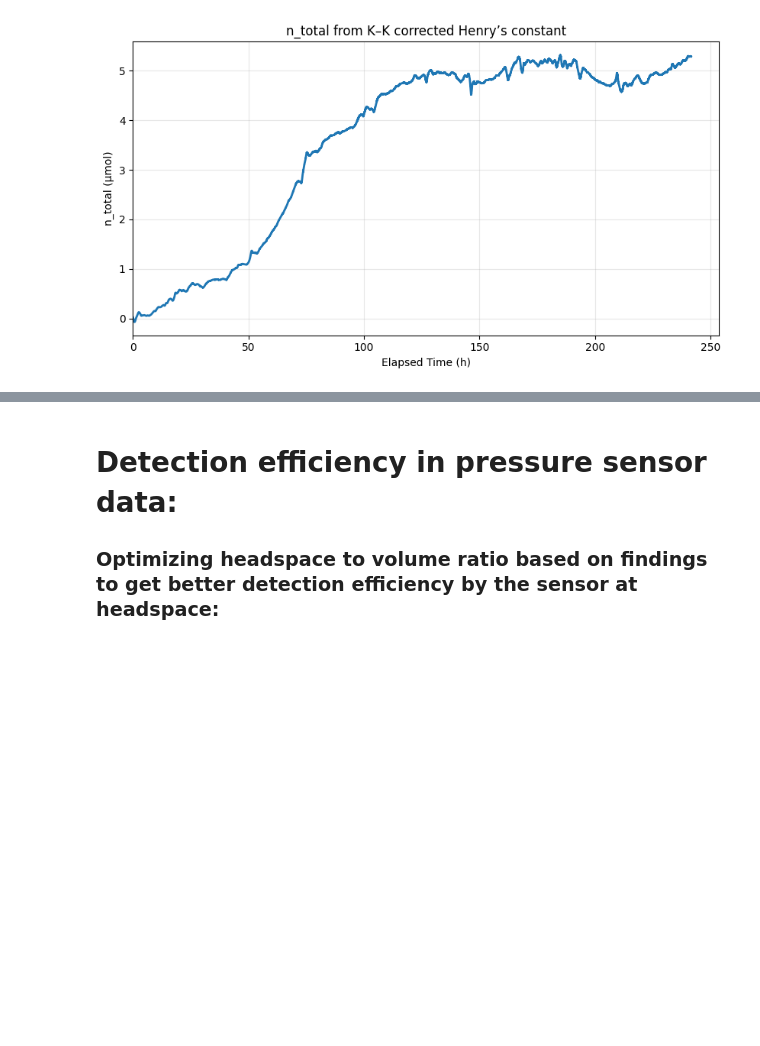
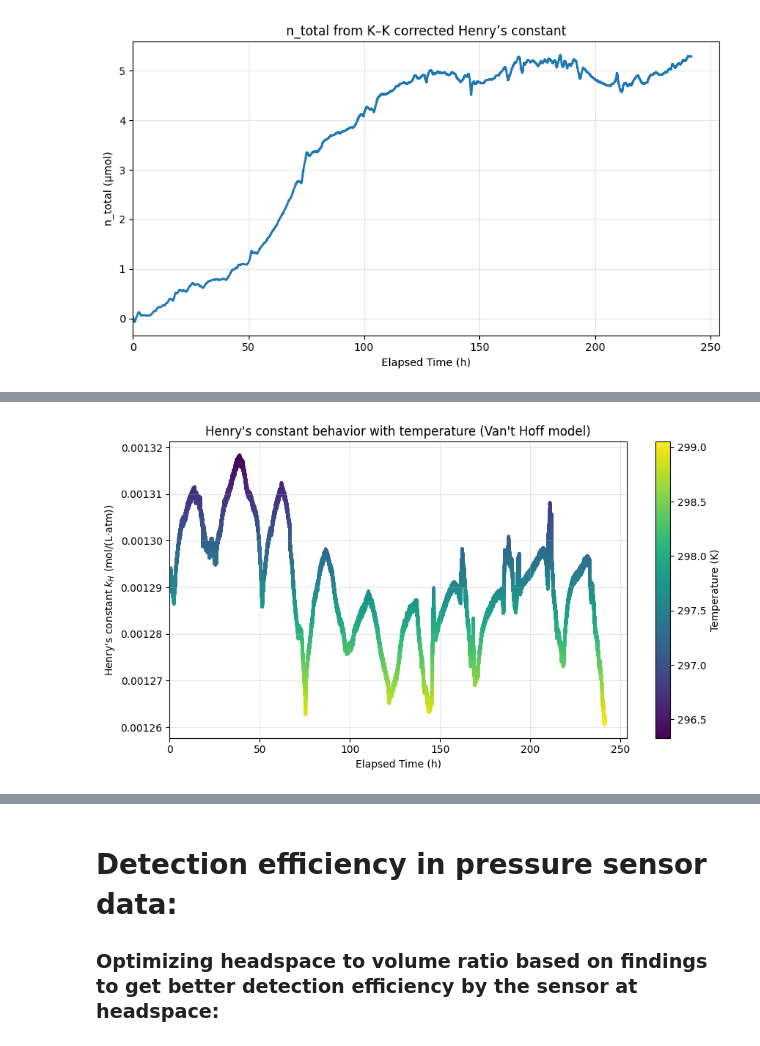
Before and after one commit to ChandrikaSethumadhavan/Master_Thesis, a Jupyter notebook: EDA.ipynb, the cells around one changed output, grey strips where cells are left out. Saved outputs shown, nothing was run; the diff lists cells and outputs as text; code cells hidden in the pictures; blank space fills up the shorter version.

```diff
--- a/EDA.ipynb
+++ b/EDA.ipynb
@@ -871,0 +911,42 @@ Saved: ntot_from_KK_H.csv
+# %%
+import pandas as pd
+import numpy as np
+import matplotlib.pyplot as plt
+from pathlib import Path
+
+main_csv_path = r"C:\Users\chand\Documents\GitHub\Thesis\CSV files outputs\Vant hoff modelling fit\ntot from vanthoff fit.csv"
+henry_values  = "kH_mol_per_L_atm"
+ntot          = "n_tot"
+time_col      = "Elapsed Time (h)"
+T_K           = "Temperature_K"
+
+# Load data
+df_main = pd.read_csv(main_csv_path)
+df_main.columns = [c.strip() for c in df_main.columns]
+
+# Parse columns
+t_h   = pd.to_numeric(df_main[time_col], errors="coerce")
+n_tot = pd.to_numeric(df_main[ntot], errors="coerce")
+k_h   = pd.to_numeric(df_main[henry_values], errors="coerce")
+t_k   = pd.to_numeric(df_main[T_K], errors="coerce")
+
+# Ensure same length
+n = min(len(n_tot), len(t_h), len(k_h), len(t_k))
+t_h, n_tot, k_h, t_k = [s.iloc[:n].reset_index(drop=True) for s in (t_h, n_tot, k_h, t_k)]
+t_h = t_h - t_h.iloc[0]  # start at 0 h
+
+# Plot kH over time, color-coded by temperature
+plt.figure(figsize=(9, 5))
+sc = plt.scatter(t_h, k_h, c=t_k, cmap='viridis', s=10, edgecolors='none')
+cbar = plt.colorbar(sc)
+cbar.set_label("Temperature (K)")
+
+plt.xlabel("Elapsed Time (h)")
+plt.ylabel("Henry's constant $k_H$ (mol/(L·atm))")
+plt.title("Henry's constant behavior with temperature (Van't Hoff model)")
+plt.grid(True, alpha=0.3)
+plt.xlim(left=0)
+plt.tight_layout()
+plt.show()
+# %% [output]
+[figure, added]
```
Also changed, not shown: parts of 17 cells of this notebook, 9 other files.
